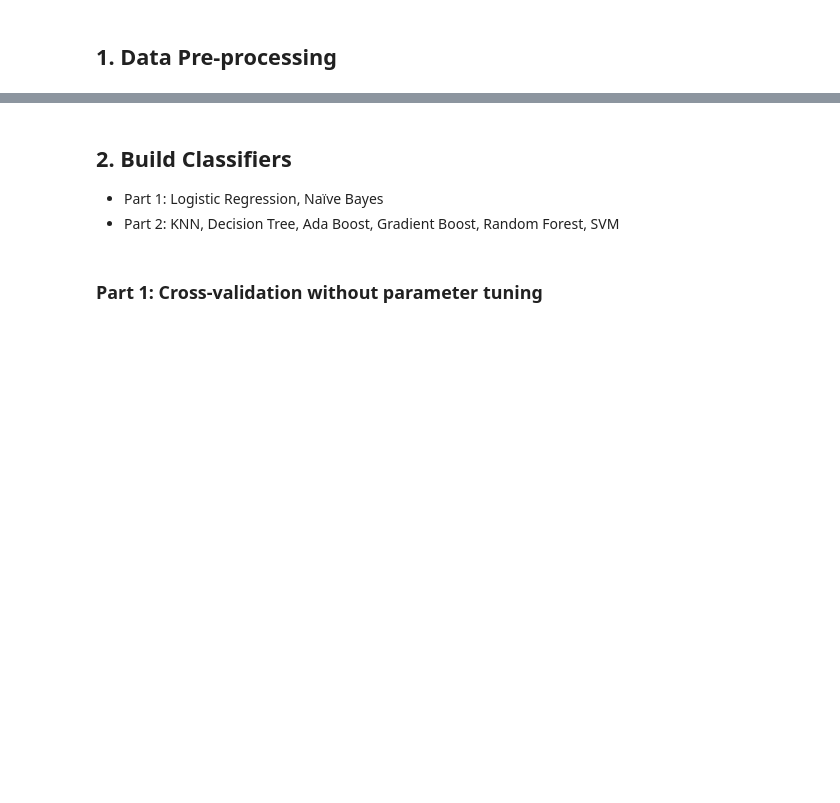
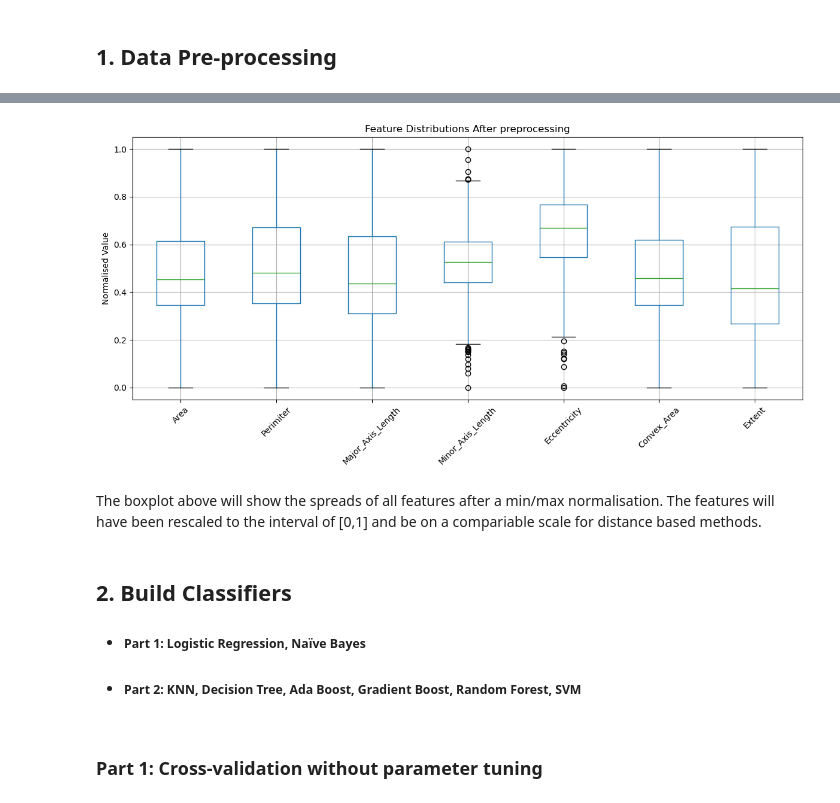
Before and after one commit to HollisH23/Assignment, a Jupyter notebook: Assignment-main/comp5318-a1-2026-template.ipynb, the cells around one changed output, grey strips where cells are left out. Drawn from its saved outputs; the diff is of its cells as text; code cells hidden in the pictures; blank space fills up the shorter version.

```diff
--- a/Assignment-main/comp5318-a1-2026-template.ipynb
+++ b/Assignment-main/comp5318-a1-2026-template.ipynb
@@ -87,8 +112,26 @@ print_data(X_normalized, y_mapped_array, n_rows=10)
+# %%
+import matplotlib.pyplot as plt
+import pandas as pd
+
+# a dataframe from the processed feature matrix
+feature_names = df.columns[:-1]
+feature_df = pd.DataFrame(X_normalized, columns=feature_names)
+
+plt.figure(figsize=(12, 6))
+feature_df.boxplot(rot=45)
+plt.title("Feature Distributions After preprocessing")
+plt.ylabel("Normalised Value")
+plt.tight_layout()
+plt.show()
+# %% [output]
+[figure, added]
+# %% [markdown]
+The boxplot above will show the spreads of all features after a min/max normalisation. The features will have been rescaled to the interval of [0,1] and be on a compariable scale for distance based methods.
 # %% [markdown]
 ## **2. Build Classifiers**
 
-- Part 1:  Logistic Regression, Naïve Bayes
-- Part 2:  KNN, Decision Tree, Ada Boost, Gradient Boost, Random Forest, SVM
+- ##### Part 1:  Logistic Regression, Naïve Bayes
+- ##### Part 2:  KNN, Decision Tree, Ada Boost, Gradient Boost, Random Forest, SVM
 # %% [markdown]
 ### Part 1: Cross-validation without parameter tuning
 # %%
```
Also changed, not shown: parts of 29 cells of this notebook, 1 other file.
